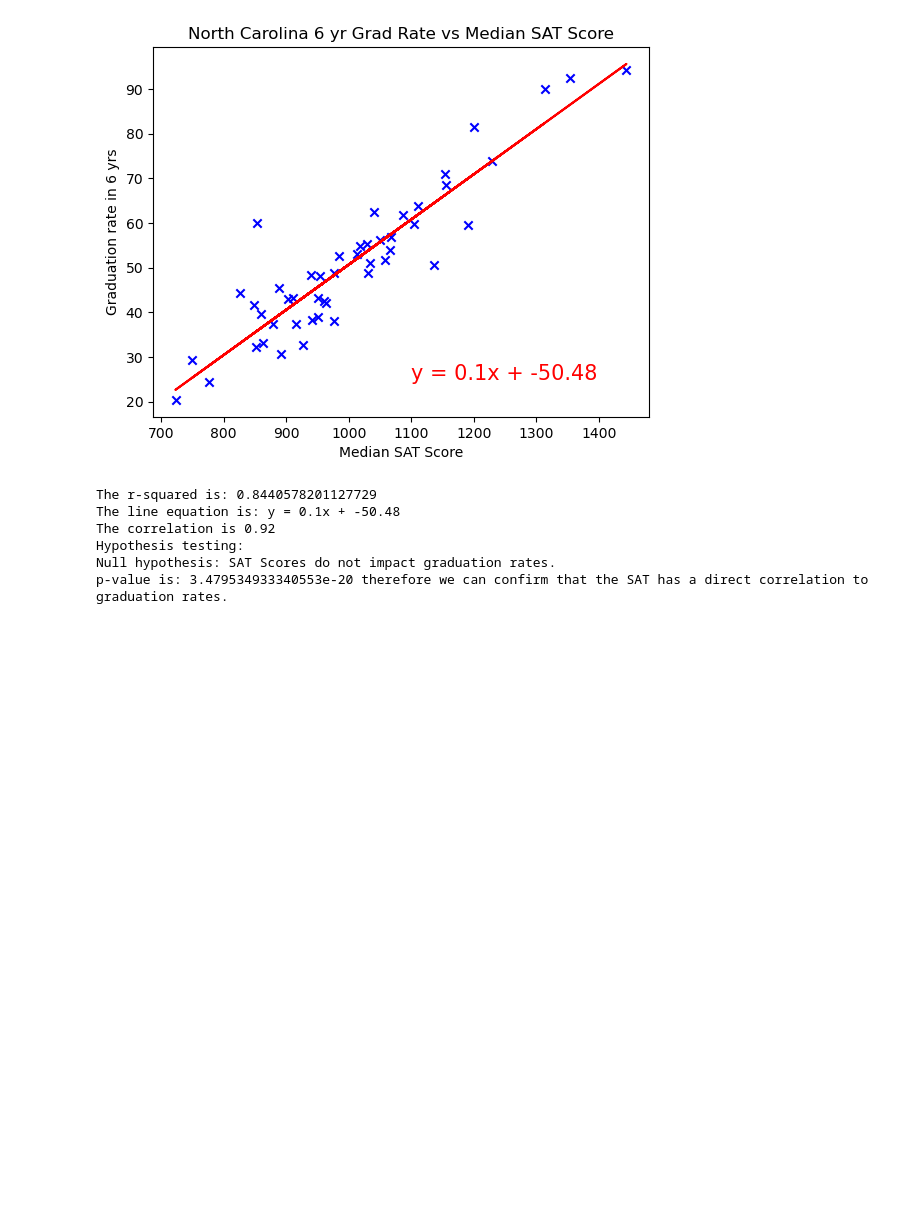
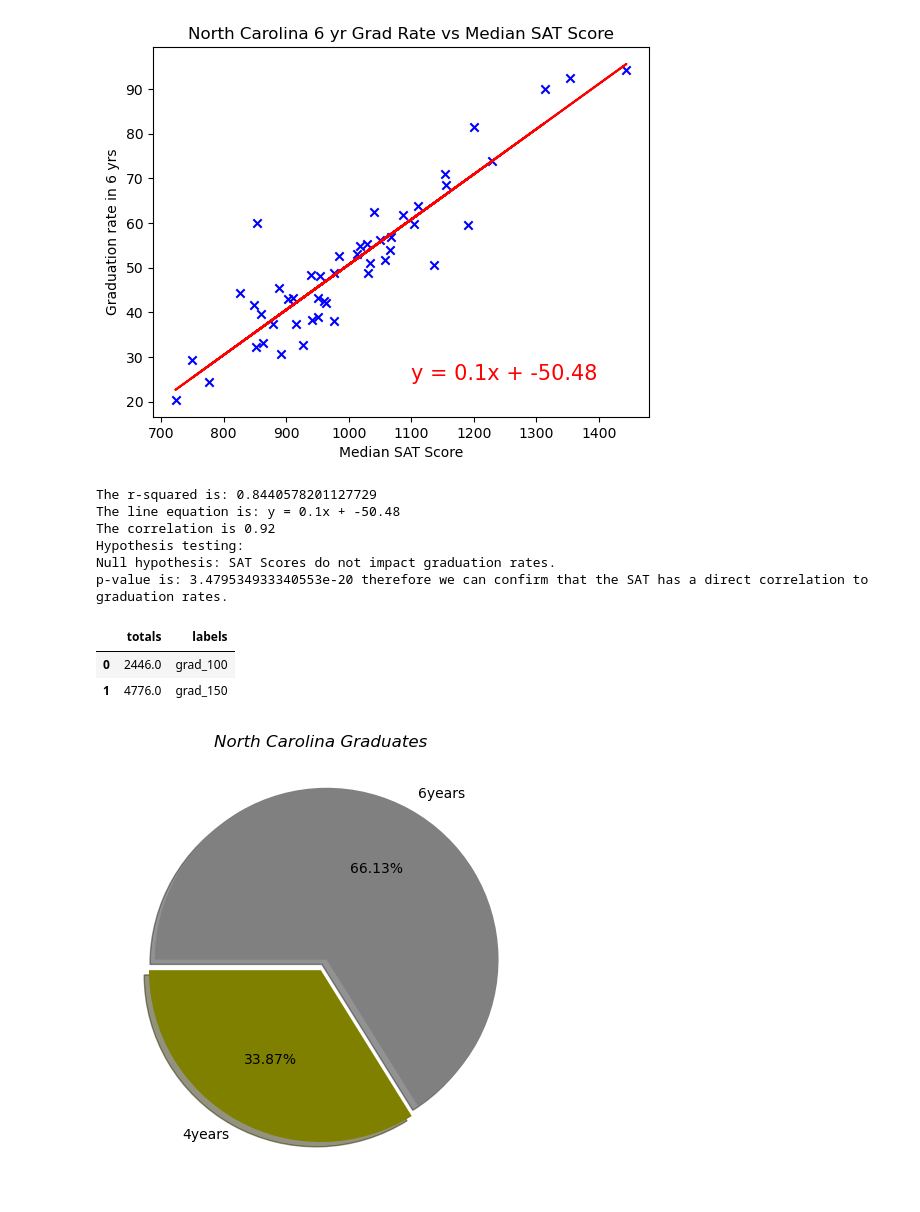
Before and after one commit to will5722/Trends-in-Education, a Jupyter notebook: project4.ipynb, the cells around one changed output. Drawn from its saved outputs; the diff is of its cells as text; code cells hidden in the pictures; blank space fills up the shorter version.

Commit message:
Pauls pie chart

```diff
--- a/project4.ipynb
+++ b/project4.ipynb
@@ -875,3 +875,32 @@ The correlation is 0.92
 Hypothesis testing:
 Null hypothesis: SAT Scores do not impact graduation rates.
 p-value is: 3.479534933340553e-20 therefore we can confirm that the SAT has a direct correlation to graduation rates.
+# %%
+dict={"totals": [2446.0 , 4776.0], "labels":["grad_100", "grad_150"]}
+
+NC = pd.DataFrame(dict)
+
+NC
+# %% [output]
+|  | totals | labels |
+| 0 | 2446.0 | grad_100 |
+| 1 | 4776.0 | grad_150 |
+# %%
+labels = [ "4years", "6years"]
+
+y = NC["totals"]
+
+colors = ["Olive","Grey"]
+
+explode = (0,0.07)
+
+plt.pie(y, explode=explode, colors = colors, labels=labels,
+autopct='%1.2f%%', shadow=True, startangle=180)
+
+plt.title(label="North Carolina Graduates",loc="center",fontstyle='italic')
+
+plt.tight_layout()
+
+plt.show()
+# %% [output]
+[figure, added]
```
